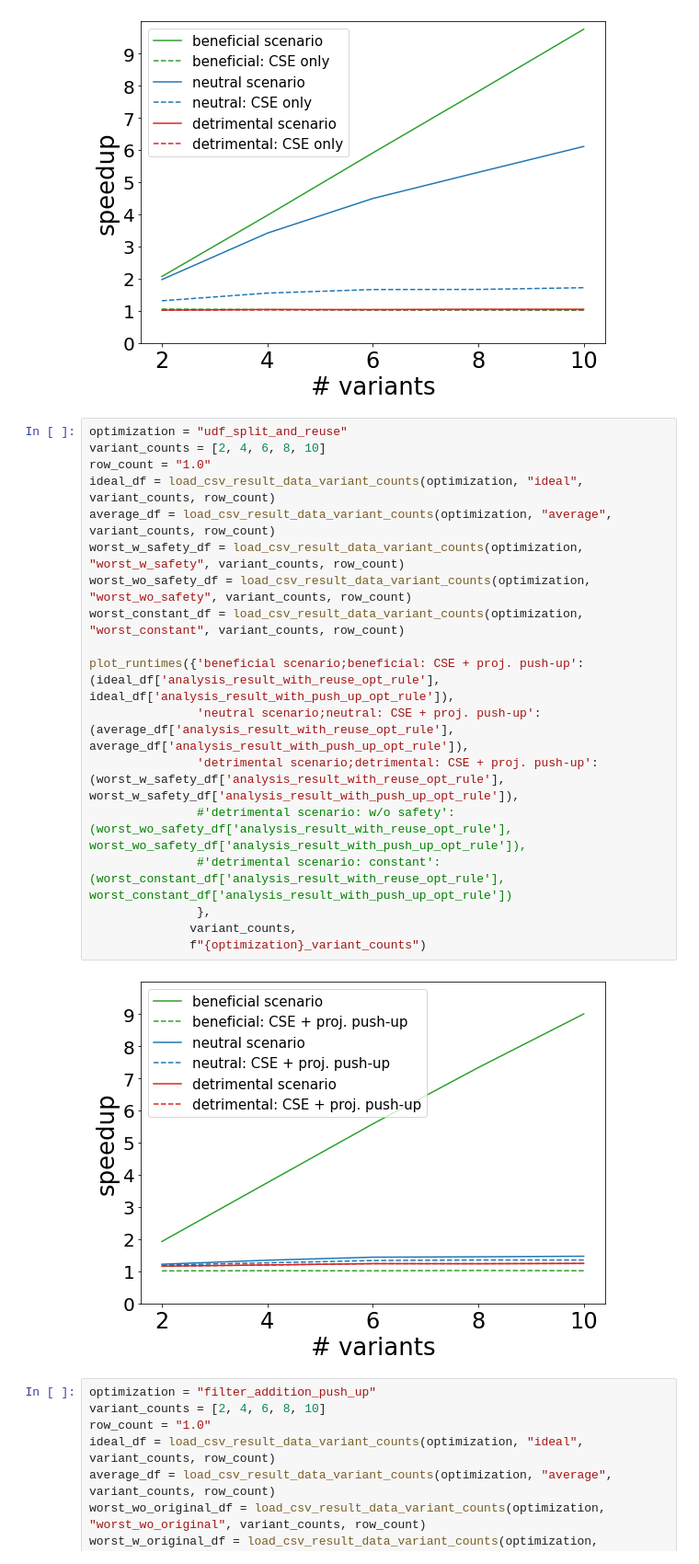
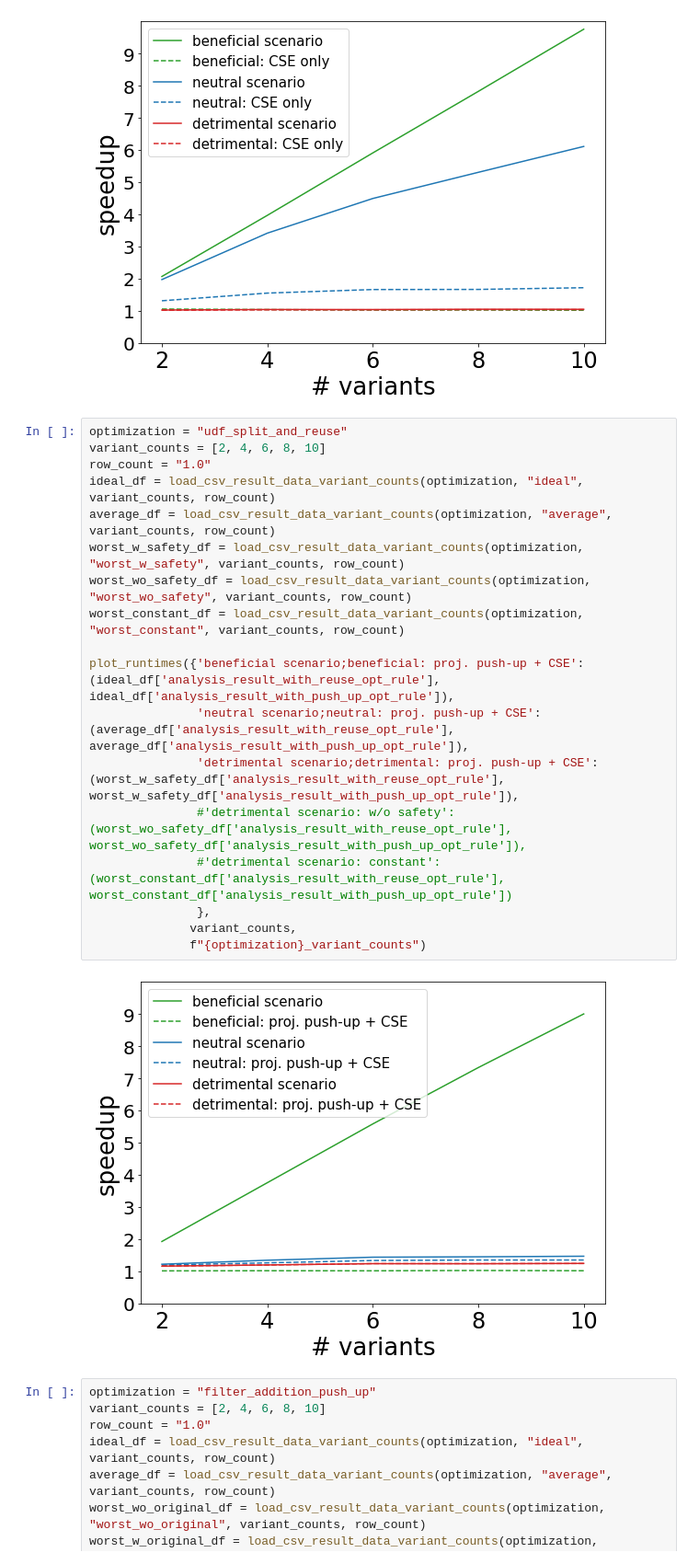
Before and after one commit to stefan-grafberger/mlwhatif, a Jupyter notebook: experiments/plot-benchmark-results--optimizations.ipynb, the cells around one changed output. Shown: that part at 92% size. Drawn from its saved outputs; the diff is of its cells as text.

```diff
--- a/experiments/plot-benchmark-results--optimizations.ipynb
+++ b/experiments/plot-benchmark-results--optimizations.ipynb
@@ -148,23 +148,23 @@ plot_runtimes({'beneficial scenario;beneficial: CSE only': (ideal_df['analysis_r
 # %%
 optimization = "udf_split_and_reuse"
 variant_counts = [2, 4, 6, 8, 10]
 row_count = "1.0"
 ideal_df = load_csv_result_data_variant_counts(optimization, "ideal", variant_counts, row_count)
 average_df = load_csv_result_data_variant_counts(optimization, "average", variant_counts, row_count)
 worst_w_safety_df = load_csv_result_data_variant_counts(optimization, "worst_w_safety", variant_counts, row_count)
 worst_wo_safety_df = load_csv_result_data_variant_counts(optimization, "worst_wo_safety", variant_counts, row_count)
 worst_constant_df = load_csv_result_data_variant_counts(optimization, "worst_constant", variant_counts, row_count)
 
-plot_runtimes({'beneficial scenario;beneficial: CSE + proj. push-up': (ideal_df['analysis_result_with_reuse_opt_rule'], ideal_df['analysis_result_with_push_up_opt_rule']),
-               'neutral scenario;neutral: CSE + proj. push-up': (average_df['analysis_result_with_reuse_opt_rule'], average_df['analysis_result_with_push_up_opt_rule']),
-               'detrimental scenario;detrimental: CSE + proj. push-up': (worst_w_safety_df['analysis_result_with_reuse_opt_rule'], worst_w_safety_df['analysis_result_with_push_up_opt_rule']),
+plot_runtimes({'beneficial scenario;beneficial: proj. push-up + CSE': (ideal_df['analysis_result_with_reuse_opt_rule'], ideal_df['analysis_result_with_push_up_opt_rule']),
+               'neutral scenario;neutral: proj. push-up + CSE': (average_df['analysis_result_with_reuse_opt_rule'], average_df['analysis_result_with_push_up_opt_rule']),
+               'detrimental scenario;detrimental: proj. push-up + CSE': (worst_w_safety_df['analysis_result_with_reuse_opt_rule'], worst_w_safety_df['analysis_result_with_push_up_opt_rule']),
                #'detrimental scenario: w/o safety': (worst_wo_safety_df['analysis_result_with_reuse_opt_rule'], worst_wo_safety_df['analysis_result_with_push_up_opt_rule']),
                #'detrimental scenario: constant': (worst_constant_df['analysis_result_with_reuse_opt_rule'], worst_constant_df['analysis_result_with_push_up_opt_rule'])
                },
               variant_counts,
               f"{optimization}_variant_counts")
 # %% [output]
-[figure, old version]
+[figure, new version]
 # %%
 optimization = "filter_addition_push_up"
 variant_counts = [2, 4, 6, 8, 10]
```
Also changed, not shown: parts of 4 cells of this notebook, 5 other files.
